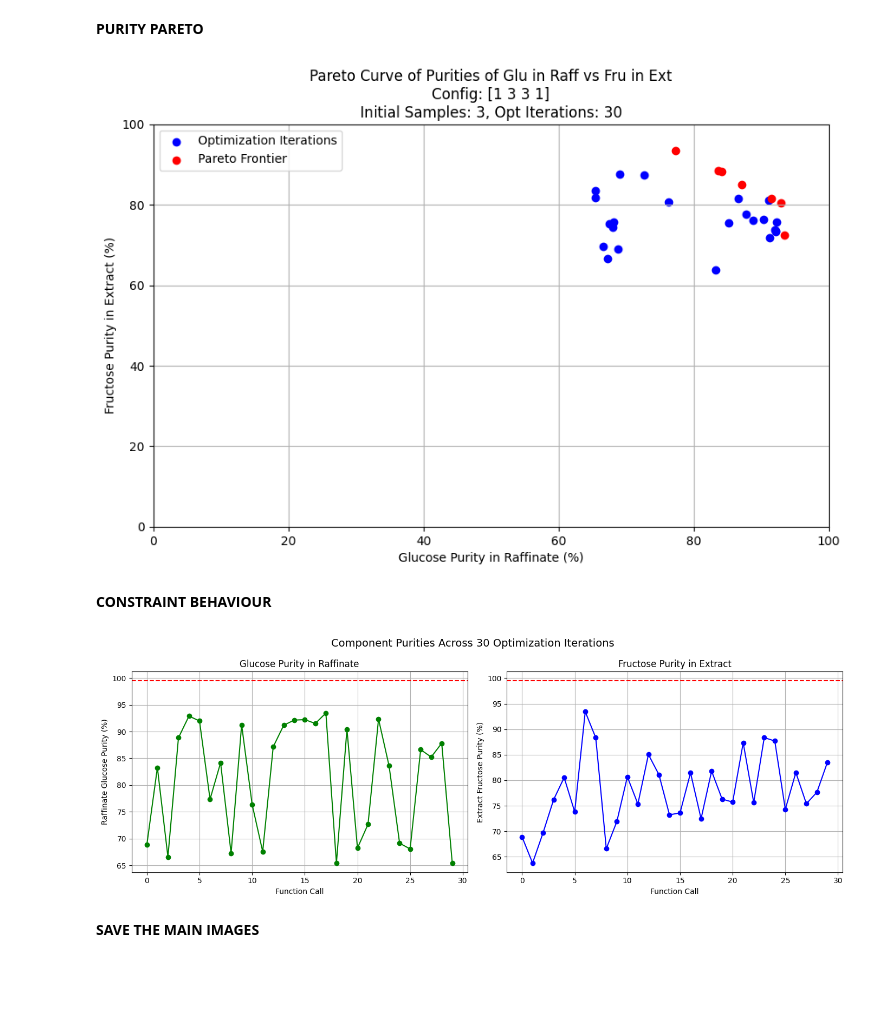
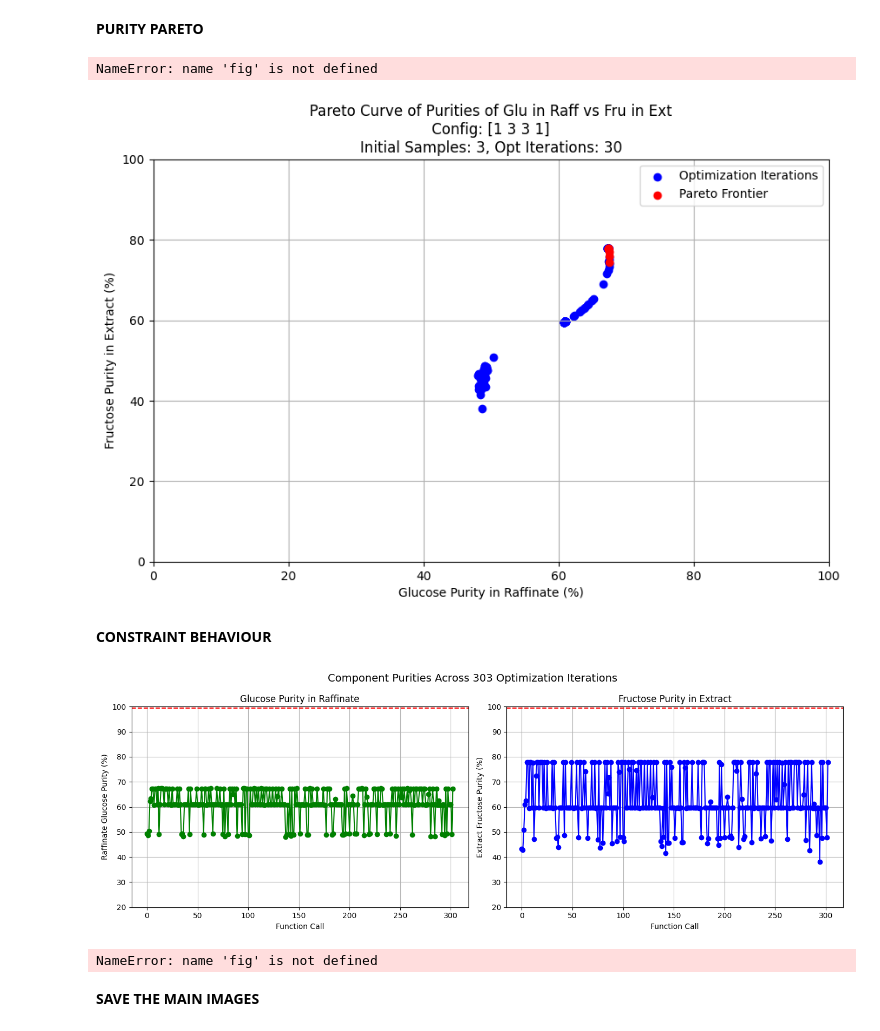
Before and after one commit to Nawa-Punabantu/Opt_Algos, a Jupyter notebook: Fixedfeed_Opt_with_triangle.ipynb, the cells around one changed output. Drawn from its saved outputs; the diff is of its cells as text; code cells hidden in the pictures; blank space fills up the shorter version.

```diff
--- a/Fixedfeed_Opt_with_triangle.ipynb
+++ b/Fixedfeed_Opt_with_triangle.ipynb
@@ -1503,7 +1503,7 @@ Q_fixed_feed = Q_fixed_feed/3.6 # L/h --> cm^3/s
 # - - - - -
 t_reff = 10 # min
 # - - - - -
-Q_max = 11 # L/h
+Q_max = 25 # L/h
 Q_min = 4.5 # L/h
 
 Q_max = Q_max/3.6 # L/h --> cm^3/s
@@ -1516,7 +1516,7 @@ m1_fixed = 0.8
 m4_fixed = 0.2
 # - - - - -
 sampling_budget = 3
-optimization_budget = 27
+optimization_budget = 20
 constraint_threshold = [0.995, 0.995]
 # - - - - -
 
@@ -1668,7 +1668,7 @@ def fixed_m1_and_m4_lhq_sample_mj(m1, m4, m_min, m_max, n_samples, n_m2_div, dif
           m3 = np.random.uniform(m2, m_max)
 
         samples[i, 2] = m3
-        samples[i,-1] = np.random.uniform(3.5, 3.5)
+        samples[i,-1] = np.random.uniform(0.1, 1)
 
     return samples
 # %% [markdown]
@@ -2531,20 +2533,20 @@ from google.colab import files
 import json
 import numpy as np
 
-# uploaded = files.upload()
-# # Load JSON data
-# with open("25LH_all_outputs.json", "r") as f:
-#     data_dict = json.load(f)
+uploaded = files.upload()
+# Load JSON data
+with open("300_iter_all_outputs.json", "r") as f:
+    data_dict = json.load(f)
 
-# # Convert to NumPy arrays
-# f1_vals = np.array(data_dict["f1_vals"])
-# f2_vals = np.array(data_dict["f2_vals"])
-# c1_vals = np.array(data_dict["c1_vals"])
-# c2_vals = np.array(data_dict["c2_vals"])
+# Convert to NumPy arrays
+f1_vals = np.array(data_dict["f1_vals"])
+f2_vals = np.array(data_dict["f2_vals"])
+c1_vals = np.array(data_dict["c1_vals"])
+c2_vals = np.array(data_dict["c2_vals"])
 
 # Convert to percentages
-# f1_initial = all_initial_outputs[:, 0] * 100
-# f2_initial = all_initial_outputs[:, 1] * 100
+f1_initial = all_initial_outputs[:, 0] * 100
+f2_initial = all_initial_outputs[:, 1] * 100
 f1_vals_plot = f1_vals * 100
 f2_vals_plot = f2_vals * 100
 
@@ -2572,7 +2574,7 @@ plt.scatter(f1_vals_plot[pareto_mask], f2_vals_plot[pareto_mask], c='red', marke
 # plt.scatter(f1_initial, f2_initial, c='grey', marker='o', label='Initial Samples')
 
 # Labels and formatting
-plt.title(f'Pareto Curve of Recoveries of Glu in Raff vs Fru in Ext\n Config: {zone_config} \nInitial Samples: {sampling_budget}, Opt Iterations: {30}')
+plt.title(f'Pareto Curve of Recoveries of Glu in Raff vs Fru in Ext\n Config: {zone_config} \nInitial Samples: {sampling_budget}, Opt Iterations: {optimization_iterations}')
 plt.xlabel('Glucose Recovery in Raffinate (%)')
 plt.ylabel('Fructose Recovery in Extract (%)')
 plt.xlim(0, 100)
@@ -2636,7 +2641,7 @@ plt.scatter(c1_vals_plot[pareto_mask], c2_vals_plot[pareto_mask], c='red', marke
 # plt.scatter(c1_initial, c2_initial, c='grey', marker='o', label='Initial Samples')
 
 # Labels and formatting
-plt.title(f'Pareto Curve of Purities of Glu in Raff vs Fru in Ext\n Config: {zone_config} \nInitial Samples: {sampling_budget}, Opt Iterations: {30}')
+plt.title(f'Pareto Curve of Purities of Glu in Raff vs Fru in Ext\n Config: {zone_config} \nInitial Samples: {sampling_budget}, Opt Iterations: {optimization_iterations}')
 plt.xlabel('Glucose Purity in Raffinate (%)')
 plt.ylabel('Fructose Purity in Extract (%)')
 plt.xlim(0, 100)
@@ -2651,13 +2656,18 @@ fig.savefig(image_filename, dpi=300, bbox_inches='tight')
 plt.show()
 #------------------------------------------------------------------------------------------------------------------------------
 # %% [output]
+NameError: name 'fig' is not defined
-[figure, old version]
+[figure, new version]
 # %% [markdown]
 **CONSTRAINT BEHAVIOUR**
 # %%
 def plot_c1_c2_side_by_side(c1_vals, c2_vals, c1_initial=None, c2_initial=None, constraint_thresholds=constraint_threshold*100):
     c1_plot = c1_vals * 100
     c2_plot = c2_vals * 100
+    ymax = 100
+    ymin = 20
+
+
 
     fig, axs = plt.subplots(1, 2, figsize=(14, 5), sharex=True)
 
@@ -2670,35 +2680,41 @@ def plot_c1_c2_side_by_side(c1_vals, c2_vals, c1_initial=None, c2_initial=None,
     axs[0].set_title('Glucose Purity in Raffinate')
     axs[0].set_ylabel('Raffinate Glucose Purity (%)')
     axs[0].set_xlabel('Function Call')
+
+    # axs[0].set_xlim([xmin, xmax])
+    axs[0].set_ylim([ymin, ymax])
+
     axs[0].grid(True)
     # axs[0].legend()
 
     # Plot c2
     axs[1].plot(c2_plot, 'o-', label='Optimization', color='blue')
     if c2_initial is not None:
         axs[1].plot(np.arange(1,len(c2_initial)+1), c2_initial * 100, 's', color='gray', label='Initial')
     if constraint_thresholds is not None:
         axs[1].axhline(99.5, color='red', linestyle='--', label='Constraint Threshold (99.5%)')
     axs[1].set_title('Fructose Purity in Extract')
     axs[1].set_ylabel('Extract Fructose Purity (%)')
     axs[1].set_xlabel('Function Call')
+    axs[1].set_ylim([ymin, ymax])
     axs[1].grid(True)
     # axs[1].legend()
 
     plt.suptitle(f'Component Purities Across {sampling_budget+optimization_budget} Optimization Iterations', fontsize=14)
     plt.tight_layout()
     plt.show()
 
 
 plot_c1_c2_side_by_side(c1_vals, c2_vals)
 #------------------------------------------------------------------------------------------------------------------------------
 # Save the figure as an image
 image_filename = "constraint_behaviour.png"
 fig.savefig(image_filename, dpi=300, bbox_inches='tight')
 plt.show()
 #------------------------------------------------------------------------------------------------------------------------------
 # %% [output]
-[figure, old version]
+[figure, new version]
+NameError: name 'fig' is not defined
 # %% [markdown]
 **SAVE THE MAIN IMAGES**
 # %%
```
Also changed, not shown: parts of 7 cells of this notebook.
